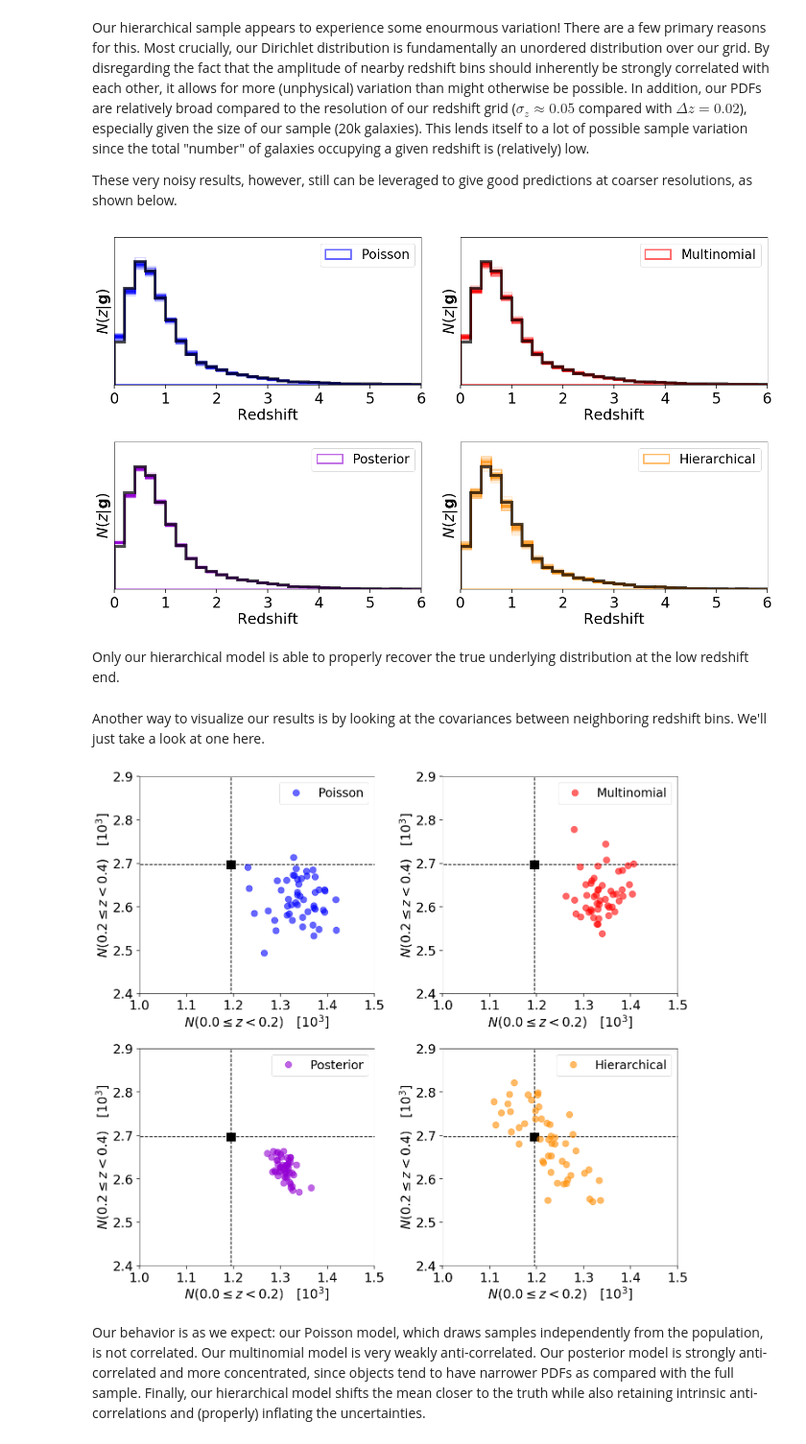
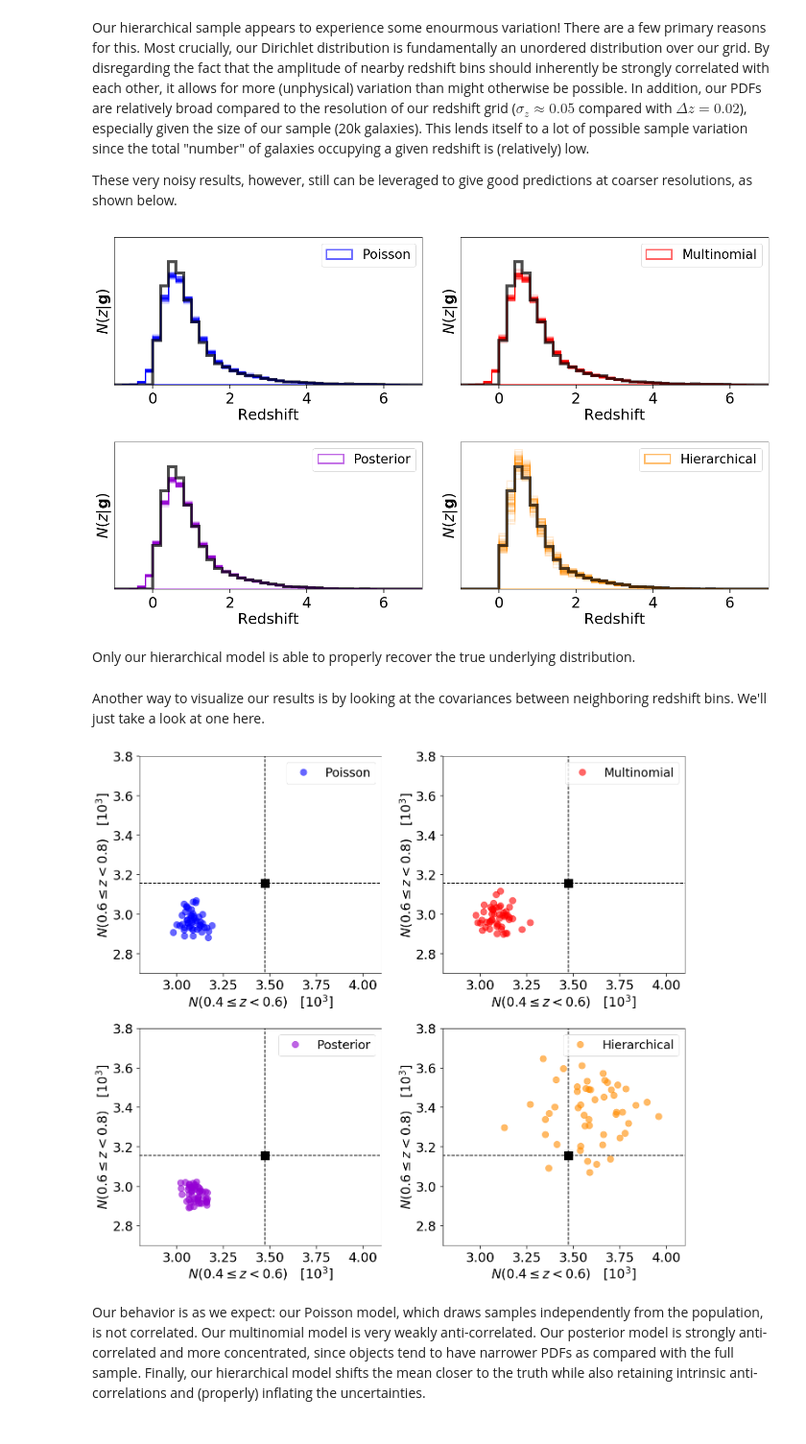
Before and after one commit to joshspeagle/frankenz, a Jupyter notebook: demos/2.2 - Hierarchical Inference with Redshifts.ipynb, the cells around one changed output. Shown: that part at 96% size. Cells and saved outputs as stored; diff of their text form; code cells hidden in the pictures.

```diff
--- a/demos/2.2 - Hierarchical Inference with Redshifts.ipynb
+++ b/demos/2.2 - Hierarchical Inference with Redshifts.ipynb
@@ -289,3 +311,7 @@ $\boldsymbol{\alpha}$ here functions as a set of **pseudo-counts** for each cate
+# %%
+# initialize concentration parameters
+alpha = np.ones(Ngrid)
+alpha[zgrid < 0.] = 1e-3
 # %% [markdown]
 ## Sampling the Joint Distribution
 # %% [markdown]
@@ -331,7 +357,7 @@ def mcmc_gibbs(pdfs, Nsamples, Ngrid,
             nstack += np.random.multinomial(1, pdf_t[i])
 
         # Sample population weights.
-        prior = np.random.dirichlet(nstack + 1) * Nobs
+        prior = np.random.dirichlet(nstack + alpha)
 
         # Save samples.
         if (j + 1) % Nthin == 0 and count >= 0:
@@ -381,5 +407,5 @@ While most of our samples are uncorrelated, a few have longer autocorrelation le
 # %%
 # sample from our hierarchical model
 pdf4_samples_n, pdf4_samples_pi = mcmc_gibbs(zpdf, Nsamples, Ngrid,
-                                             Nburn=20, Nthin=10)
+                                             Nburn=50, Nthin=10)
 # %% [output]
@@ -439,17 +435,17 @@ def zplot_bin(samples, label='type', color='blue', binning=5):
 # plotting binned results
 plt.figure(figsize=(20, 12))
 plt.subplot(2, 2, 1)
-zplot_bin(pdf1_samples, label='Poisson', color='blue', binning=10)
+zplot_bin(pdf1_samples, label='Poisson', color='blue', binning=20)
 plt.subplot(2, 2, 2)
-zplot_bin(pdf2_samples, label='Multinomial', color='red', binning=10)
+zplot_bin(pdf2_samples, label='Multinomial', color='red', binning=20)
 plt.subplot(2, 2, 3)
-zplot_bin(pdf3_samples, label='Posterior', color='darkviolet', binning=10)
+zplot_bin(pdf3_samples, label='Posterior', color='darkviolet', binning=20)
 plt.subplot(2, 2, 4)
-zplot_bin(pdf4_samples_n, label='Hierarchical', color='darkorange', binning=10)
+zplot_bin(pdf4_samples_n, label='Hierarchical', color='darkorange', binning=20)
 # %% [output]
-[figure, old version]
+[figure, new version]
 # %% [markdown]
-Only our hierarchical model is able to properly recover the true underlying distribution at the low redshift end.
+Only our hierarchical model is able to properly recover the true underlying distribution.
 # %% [markdown]
 Another way to visualize our results is by looking at the covariances between neighboring redshift bins. We'll just take a look at one here.
 # %%
@@ -458,8 +454,9 @@ def cov_draws(samples, bin1=(60, 80), bin2=(80, 100), color='blue',
     """Plot our draws within two bins."""
 
     # Bin results.
-    pdf_bin1 = pdf[bin1[0]:bin1[1]].sum() / pdf.sum() * Nobs / 1e3
-    pdf_bin2 = pdf[bin2[0]:bin2[1]].sum() / pdf.sum() * Nobs / 1e3
+    n, _ = np.histogram(redshifts, bins=zgrid)
+    pdf_bin1 = n[bin1[0]:bin1[1]].sum() / n.sum() * Nobs / 1e3
+    pdf_bin2 = n[bin2[0]:bin2[1]].sum() / n.sum() * Nobs / 1e3
     samples_bin1 = samples[:, bin1[0]:bin1[1]].sum(axis=1) / 1e3
     samples_bin2 = samples[:, bin2[0]:bin2[1]].sum(axis=1) / 1e3
 
@@ -488,23 +485,23 @@ def cov_draws(samples, bin1=(60, 80), bin2=(80, 100), color='blue',
 # %%
 # plotting binned covariance
 plt.figure(figsize=(20,18))
 plt.subplot(2,2,1)
-cov_draws(pdf1_samples, bin1=(0, 10), bin2=(10, 20),
-          xlim=(1.0, 1.5), ylim=(2.4, 2.9),
+cov_draws(pdf1_samples, bin1=(140, 160), bin2=(160, 180),
+          xlim=(2.8, 4.1), ylim=(2.7, 3.8),
           color='blue', label='Poisson')
 plt.subplot(2,2,2)
-cov_draws(pdf2_samples, bin1=(0, 10), bin2=(10, 20),
-          xlim=(1.0, 1.5), ylim=(2.4, 2.9),
+cov_draws(pdf2_samples, bin1=(140, 160), bin2=(160, 180),
+          xlim=(2.8, 4.1), ylim=(2.7, 3.8),
           color='red', label='Multinomial')
 plt.subplot(2,2,3)
-cov_draws(pdf3_samples, bin1=(0, 10), bin2=(10, 20),
-          xlim=(1.0, 1.5), ylim=(2.4, 2.9),
+cov_draws(pdf3_samples, bin1=(140, 160), bin2=(160, 180),
+          xlim=(2.8, 4.1), ylim=(2.7, 3.8),
           color='darkviolet', label='Posterior')
 plt.subplot(2,2,4)
-cov_draws(pdf4_samples_n, bin1=(0, 10), bin2=(10, 20),
-          xlim=(1.0, 1.5), ylim=(2.4, 2.9),
+cov_draws(pdf4_samples_n, bin1=(140, 160), bin2=(160, 180),
+          xlim=(2.8, 4.1), ylim=(2.7, 3.8),
           color='darkorange', label='Hierarchical')
 # %% [output]
-[figure, old version]
+[figure, new version]
 # %% [markdown]
 Our behavior is as we expect: our Poisson model, which draws samples independently from the population, is not correlated. Our multinomial model is very weakly anti-correlated. Our posterior model is strongly anti-correlated and more concentrated, since objects tend to have narrower PDFs as compared with the full sample. Finally, our hierarchical model shifts the mean closer to the truth while also retaining intrinsic anti-correlations and (properly) inflating the uncertainties.
```
Also changed, not shown: parts of 22 cells of this notebook, 3 other files.
